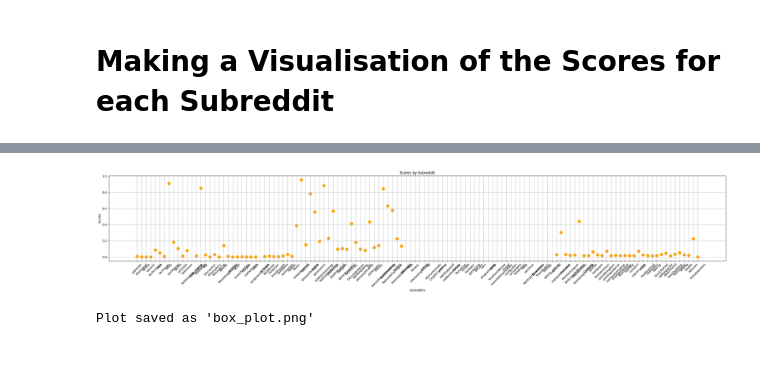
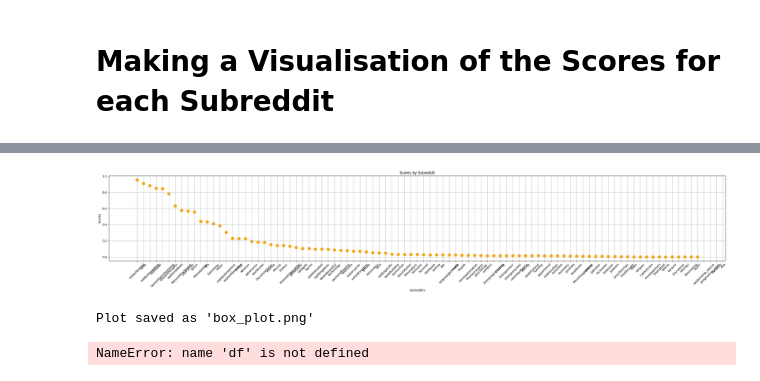
Before and after one commit to fasihrem/data-tails, a Jupyter notebook: Backend/scinece/longtail.ipynb, the cells around one changed output, grey strips where cells are left out. Saved outputs shown, nothing was run; the diff lists cells and outputs as text; code cells hidden in the pictures.

```diff
--- a/Backend/scinece/longtail.ipynb
+++ b/Backend/scinece/longtail.ipynb
@@ -106,6 +106,8 @@ for file in files:
             idx = df.index[df['Subreddit'] == subreddit_name].tolist()
             if idx:  # Check if the subreddit exists in df
                 avg_upvotes[idx[0]] = avg  # Update the first occurrence
+    else:
+        print(f"r/{subreddit_name} does not exist")
 
 # Assign the computed averages to the DataFrame
 df['Avg_Upvotes'] = avg_upvotes
@@ -167,3 +177,5 @@ print(df['Scores'].min())
 # %% [output]
 0.9564258382091155
 6.982673858678631e-05
+# %%
+sorted_df = df.sort_values(by='Scores', ascending=False)
@@ -192,22 +213,22 @@ plt.close()
 # %%
 plt.figure(figsize=(30, 6))  # Set the figure size
 
     # Create scatter plot
-plt.scatter(df['Subreddit'], df['Scores'], color='orange', s=100)  # s controls the size of the points
+plt.scatter(sorted_df['Subreddit'], sorted_df['Scores'], color='orange', s=100)  # s controls the size of the points
 
 plt.title('Scores by Subreddit')  # Title of the chart
 plt.xlabel('Subreddits')  # X-axis label
 plt.ylabel('Scores')  # Y-axis label
 plt.xticks(rotation=45)  # Rotate x-axis labels for better visibility
 plt.tight_layout()  # Adjust layout to make room for rotated labels
 
 plt.grid(True)  # Add grid for better readability
 plt.show()  # Display the chart
 
 plt.savefig('/home/fasih/FYP/data-tails/Backend/data/scatter_plot.png', format='png', dpi=300)  # dpi controls the resolution
 plt.close()
 # %% [output]
-[figure, old version]
+[figure, new version]
 # %%
 import matplotlib
 matplotlib.use('Agg')
@@ -255,6 +276,8 @@ plt.close()
 subs = df['Subscribers'].tolist()
 # %%
 sorted_df = df.sort_values(by='Subscribers', ascending=False)
+# %% [output]
+NameError: name 'df' is not defined
 # %%
 plt.figure(figsize=(12, 6))
 sns.lineplot(x='Subreddit', y='Subscribers', data=sorted_df, marker='o')
```
Also changed, not shown: parts of 5 cells of this notebook, 2 other files.
